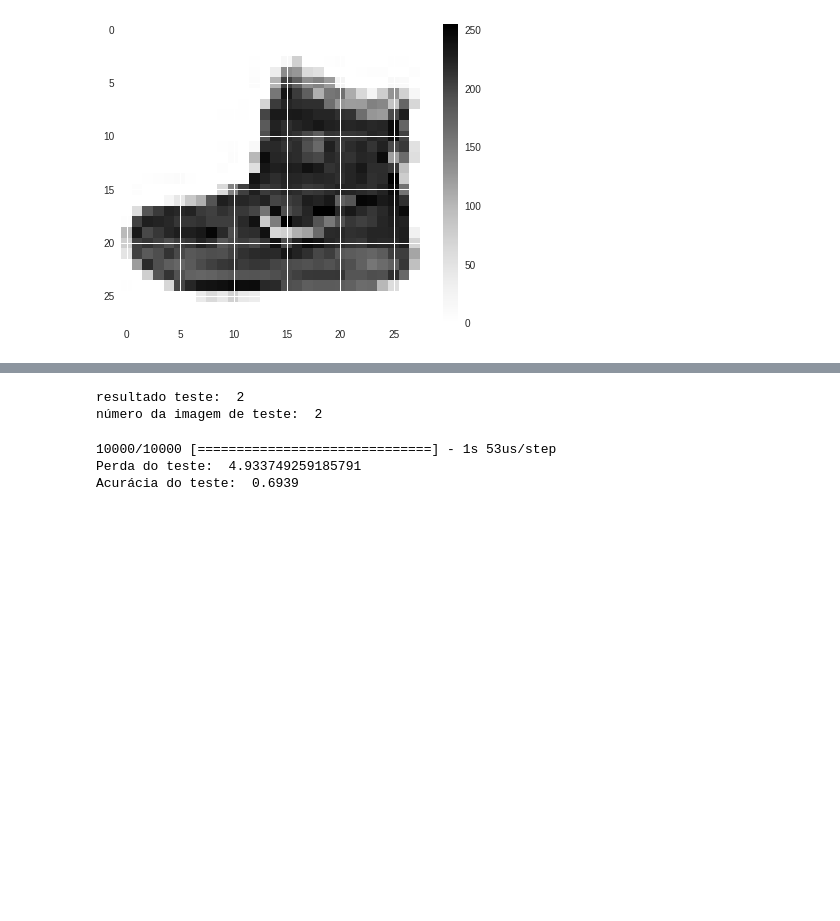
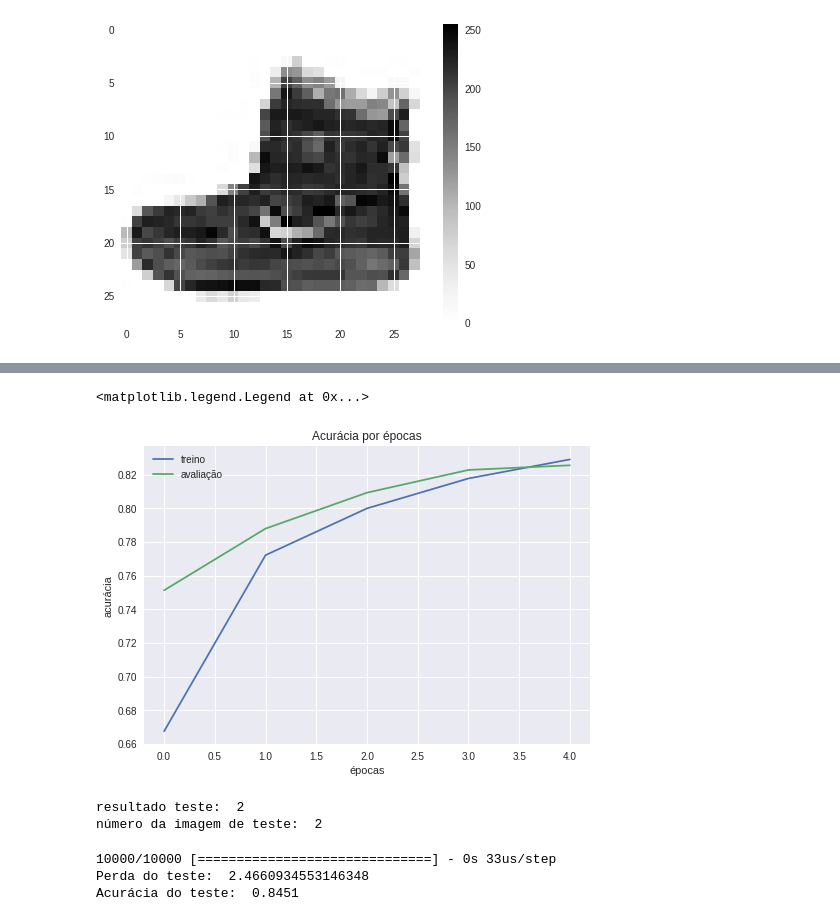
Before and after one commit to alshashiguchi/deeplearning, a Jupyter notebook: Classificacao_imagem.ipynb, the cells around one changed output, grey strips where cells are left out. Saved outputs shown, nothing was run; the diff lists cells and outputs as text; code cells hidden in the pictures; blank space fills up the shorter version.

Commit message:
Gráfico da acurácia

```diff
--- a/Classificacao_imagem.ipynb
+++ b/Classificacao_imagem.ipynb
@@ -62,7 +62,10 @@ modelo.compile(optimizer='adam',
                loss='sparse_categorical_crossentropy',
                metrics=['accuracy'])
 
-modelo.fit(imagens_treino, identificacoes_treino, epochs=5, validation_split=0.2)
+historico = modelo.fit(imagens_treino,
+                       identificacoes_treino,
+                       epochs=5,
+                       validation_split=0.2)
 # %% [output]
 Train on 48000 samples, validate on 12000 samples
 Epoch 1/5
@@ -79,3 +81,13 @@ Epoch 5/5
+# %%
+plt.plot(historico.history['acc'])
+plt.plot(historico.history['val_acc'])
+plt.title('Acurácia por épocas')
+plt.xlabel('épocas')
+plt.ylabel('acurácia')
+plt.legend(['treino', 'avaliação'])
+# %% [output]
+<matplotlib.legend.Legend at 0x...>
+[figure, added]
 # %%
 testes = modelo.predict(imagens_teste)
 print('resultado teste: ', np.argmax(testes[1]))
@@ -88,6 +100,6 @@ perda_teste, acuracia_teste = modelo.evaluate(imagens_teste, identificacoes_test
 print('Perda do teste: ', perda_teste)
 print('Acurácia do teste: ', acuracia_teste)
 # %% [output]
-10000/10000 [==============================] - 1s 53us/step
-Perda do teste:  4.933749259185791
-Acurácia do teste:  0.6939
+10000/10000 [==============================] - 0s 33us/step
+Perda do teste:  2.4660934553146348
+Acurácia do teste:  0.8451
```
Also changed, not shown: parts of 1 cell of this notebook.
